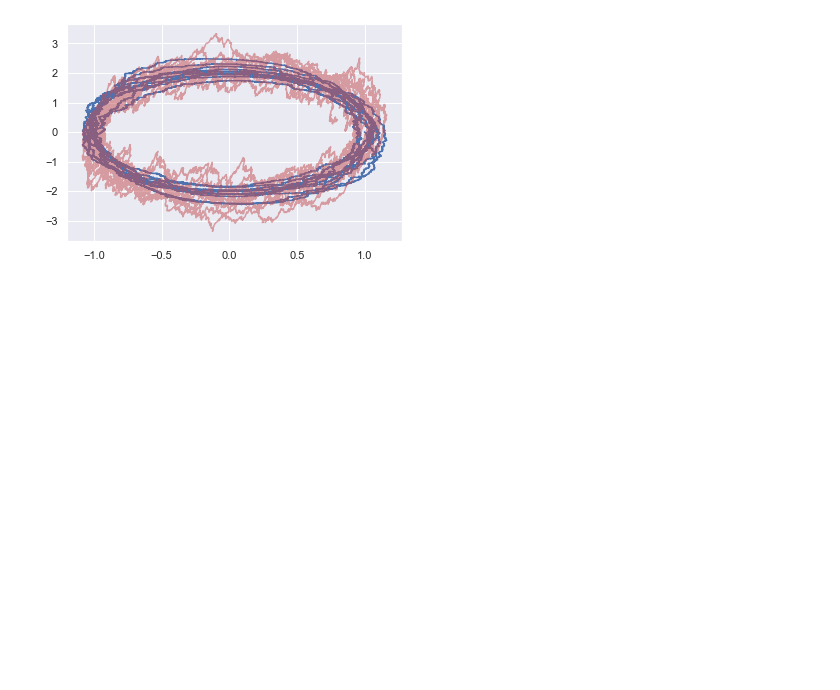
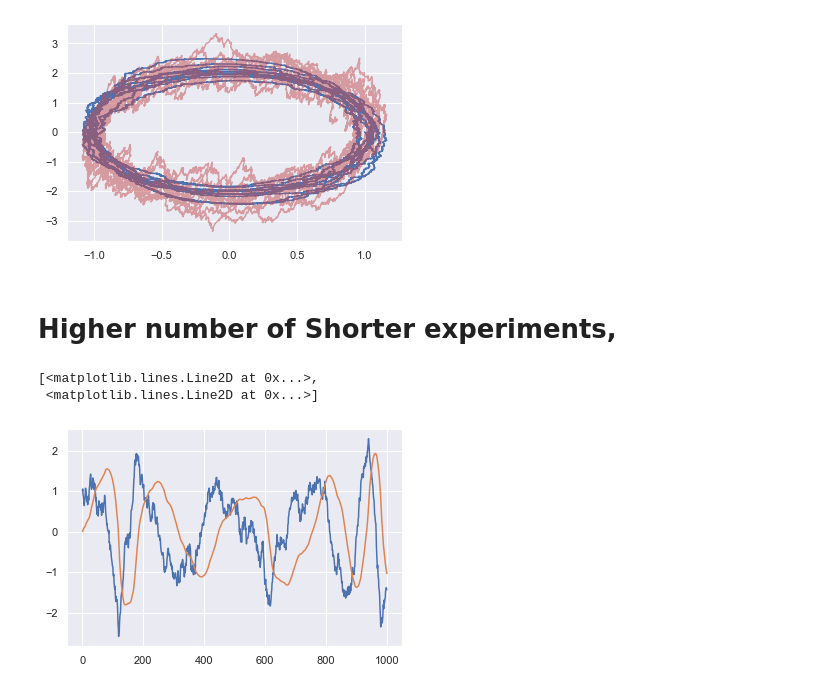
Before and after one commit to dbikiel/lambdaomega, a Jupyter notebook: Analysis of small perturbations to stationary trajectories in Lambda-Omega systems.ipynb, the cells around one changed output. Saved outputs shown, nothing was run; the diff lists cells and outputs as text; code cells hidden in the pictures; blank space fills up the shorter version.

```diff
--- a/Analysis of small perturbations to stationary trajectories in Lambda-Omega systems.ipynb
+++ b/Analysis of small perturbations to stationary trajectories in Lambda-Omega systems.ipynb
@@ -318,3 +335,39 @@ plt.plot(data_x, data_x_diff,'r', alpha = 0.5)
 # %% [output]
 [<matplotlib.lines.Line2D at 0x...>]
 [figure]
+# %% [markdown]
+# Higher number of Shorter experiments,
+# %%
+def realization_with_params_and_time(l, o, a, b, sigma, tfin, tstep):
+    tspan = np.linspace(0.0, tfin, int(tfin/tstep + 1))
+    X0 = np.array([1, 0.0])
+
+    params_F = [l, o, a, b]
+
+    params_G = [np.diag([sigma, 0.0])]
+
+    return sdeint.itoint(close(F,*params_F) , close(G, *params_G), X0, tspan)
+
+def F(X, t, l, o, a, b):
+
+    x = X[0]
+    y = X[1]
+
+    r2 = x**2 + y**2
+
+    dx = x*(l - b*r2) - y*(o + a*r2)
+    dy = x*(o + a*r2) + y*(l - b*r2)
+
+    return np.array([dx, dy])
+
+def G(X, t, B):
+    return B
+# %%
+lam = 0.25
+sigma = 1
+r = realization_with_params_and_time(lam, 1, 1, lam, sigma, 10, 0.01)
+plt.plot(r)
+# %% [output]
+[<matplotlib.lines.Line2D at 0x...>,
+ <matplotlib.lines.Line2D at 0x...>]
+[figure, added]
```
Also changed, not shown: parts of 27 cells of this notebook, 1 other file.
